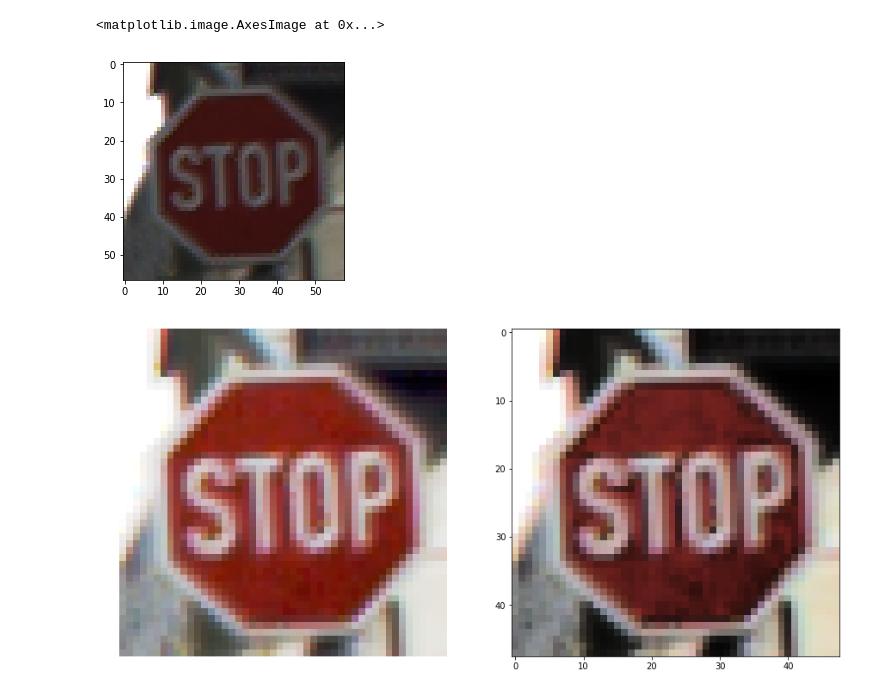
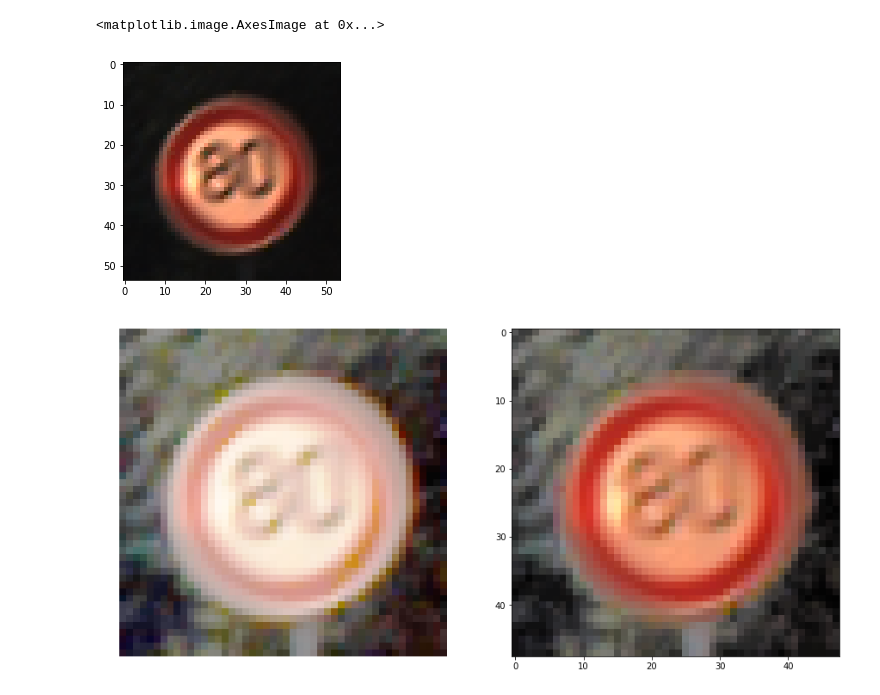
Before and after one commit to rising-turtle/SelfDriving, a Jupyter notebook: CarND-Traffic-Sign-Classifier-Project/Keras_example.ipynb, the cells around one changed output. Saved outputs shown, nothing was run; the diff lists cells and outputs as text; code cells hidden in the pictures.

```diff
--- a/CarND-Traffic-Sign-Classifier-Project/Keras_example.ipynb
+++ b/CarND-Traffic-Sign-Classifier-Project/Keras_example.ipynb
@@ -48,28 +48,31 @@ def preprocess_img(img):
 # %%
 
 import cv2
 
 def readImg(name):
     img = cv2.imread(name, -1)
     RGB_img = cv2.cvtColor(img, cv2.COLOR_BGR2RGB)
     # return cv2.resize(RGB_img, (32, 32), interpolation = cv2.INTER_CUBIC)
     return RGB_img
 
-img1 = readImg('./GTSRB/Final_Test/Images/01874.ppm')
-img2 = readImg('./GTSRB/Final_Test/Images/01874.ppm')
+tmp_im_f = './GTSRB/Final_Training/Images/00005/00043_00027.ppm';
+img1 = readImg(tmp_im_f) # ('./GTSRB/Final_Test/Images/01874.ppm')
+img2 = readImg(tmp_im_f) # ('./GTSRB/Final_Test/Images/01874.ppm')
 
 plt.imshow(img1)
 
 d1, hs1 = preprocess_img_direct(img1)
 d2, hs2 = preprocess_img(img2)
+
+
 
 fig = plt.figure(figsize = (15, 10))
 fig.add_subplot(1, 2, 1)
 plt.axis('off')
 plt.imshow(hs1)
 fig.add_subplot(1,2,2)
 plt.imshow(hs2)
 # %% [output]
 <matplotlib.image.AxesImage at 0x...>
-[figure, old version]
+[figure, new version]
-[figure, old version]
+[figure, new version]
```
Also changed, not shown: parts of 7 cells of this notebook, 1 other file.
